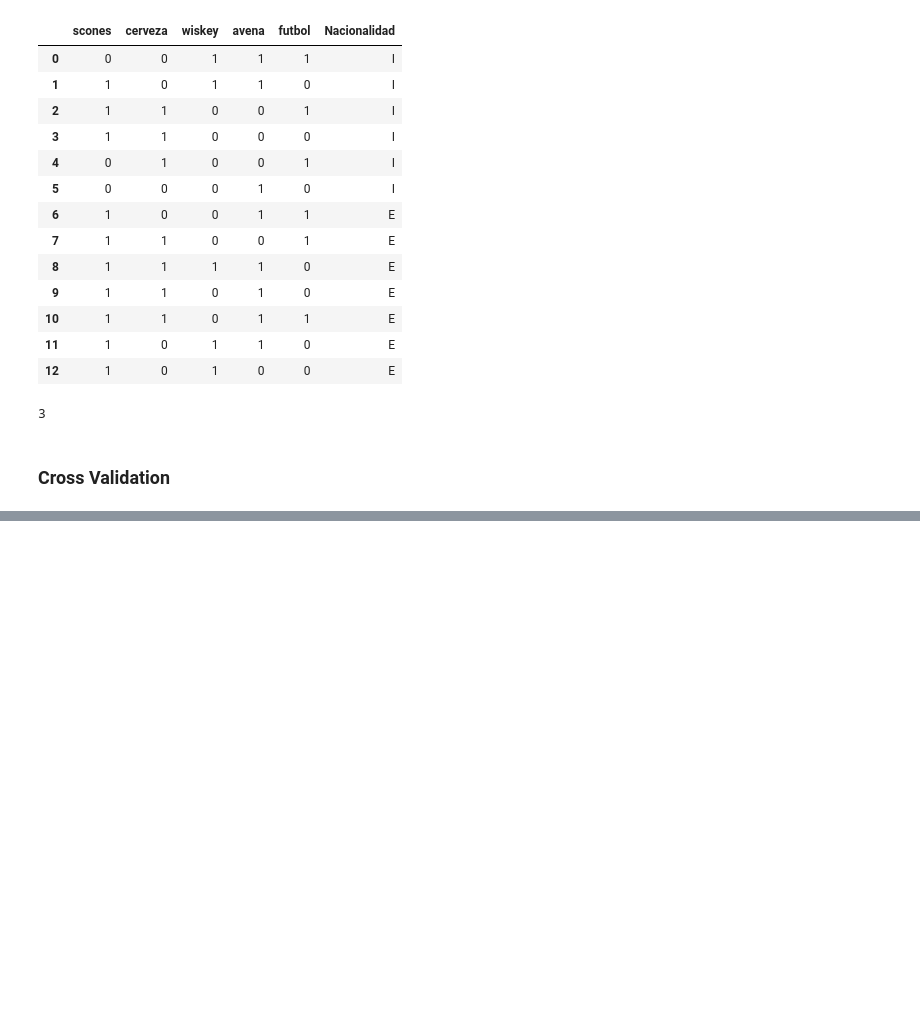
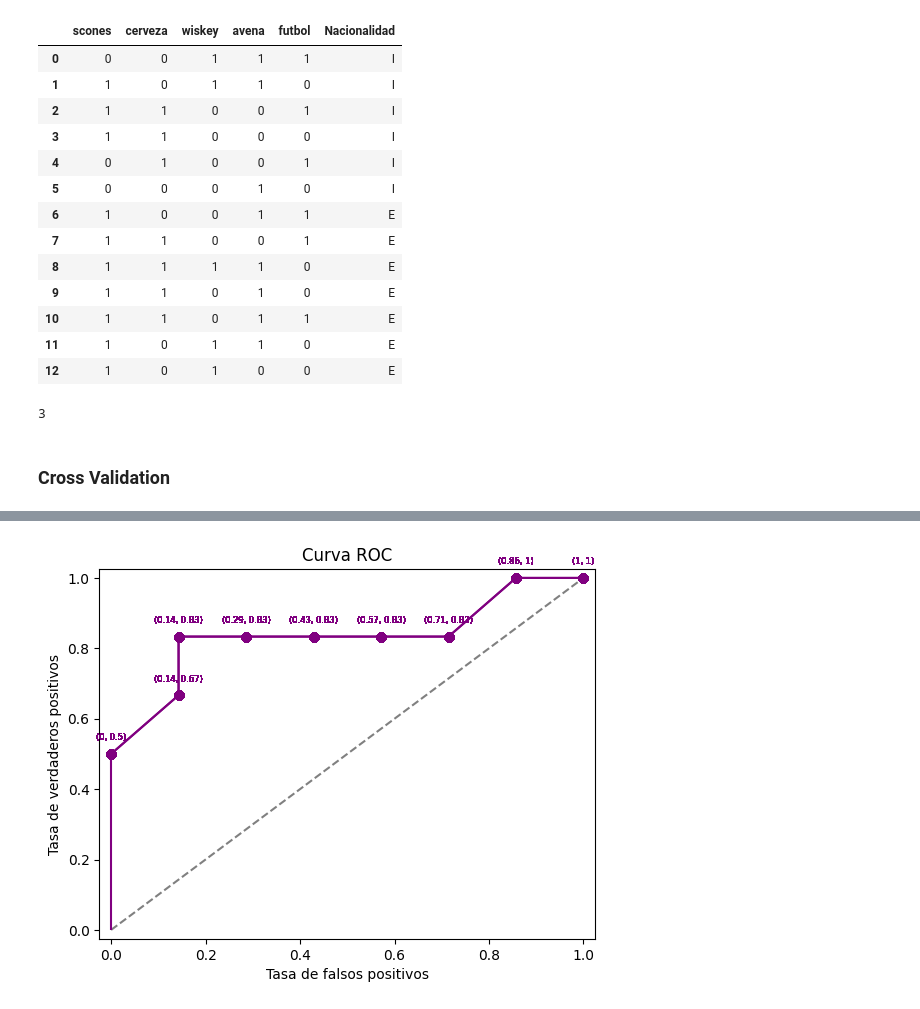
Before and after one commit to pdomins/bayesian-learning, a Jupyter notebook: ej1_bayes_brits.ipynb, the cells around one changed output, grey strips where cells are left out. Saved outputs shown, nothing was run; the diff lists cells and outputs as text; code cells hidden in the pictures; blank space fills up the shorter version.

Commit message:
test(roc): test roc curve

```diff
--- a/ej1_bayes_brits.ipynb
+++ b/ej1_bayes_brits.ipynb
@@ -349,0 +366,7 @@ Test error: 2
+# %%
+prediction_probabilities = dict()
+predicted = dict()
+for sample_idx, sample in train_df.drop("Nacionalidad", axis="columns").iterrows():
+    predicted[sample_idx]                = get_single_prediction_label(sample, train_df)
+    prediction_probabilities[sample_idx] = get_single_prediction_dict(sample, train_df)
+prediction_probabilities
@@ -349,0 +393,7 @@ Test error: 2
+# %%
+for key in train_df_label_dict.keys():
+    train_df_label_dict[key] = "P" if train_df_label_dict[key] == "I" \
+                          else "N"
+# %%
+roc_conf_mats = calculate_roc_confusion_matrices(prediction_probabilities, train_df_label_dict, np.arange(0, 1, 0.0001))
+roc_conf_mats
@@ -349,0 +418,2 @@ Test error: 2
+# %%
+roc_positive_rates = calculate_roc_positive_rates(roc_conf_mats)
@@ -349,0 +422,4 @@ Test error: 2
+# %%
+plot_roc_from_positive_rates(roc_positive_rates, "Curva ROC", "roc_curve.png", annotate=True, font_size=5)
+# %% [output]
+[figure, added]
```
Also changed, not shown: parts of 8 cells of this notebook.
